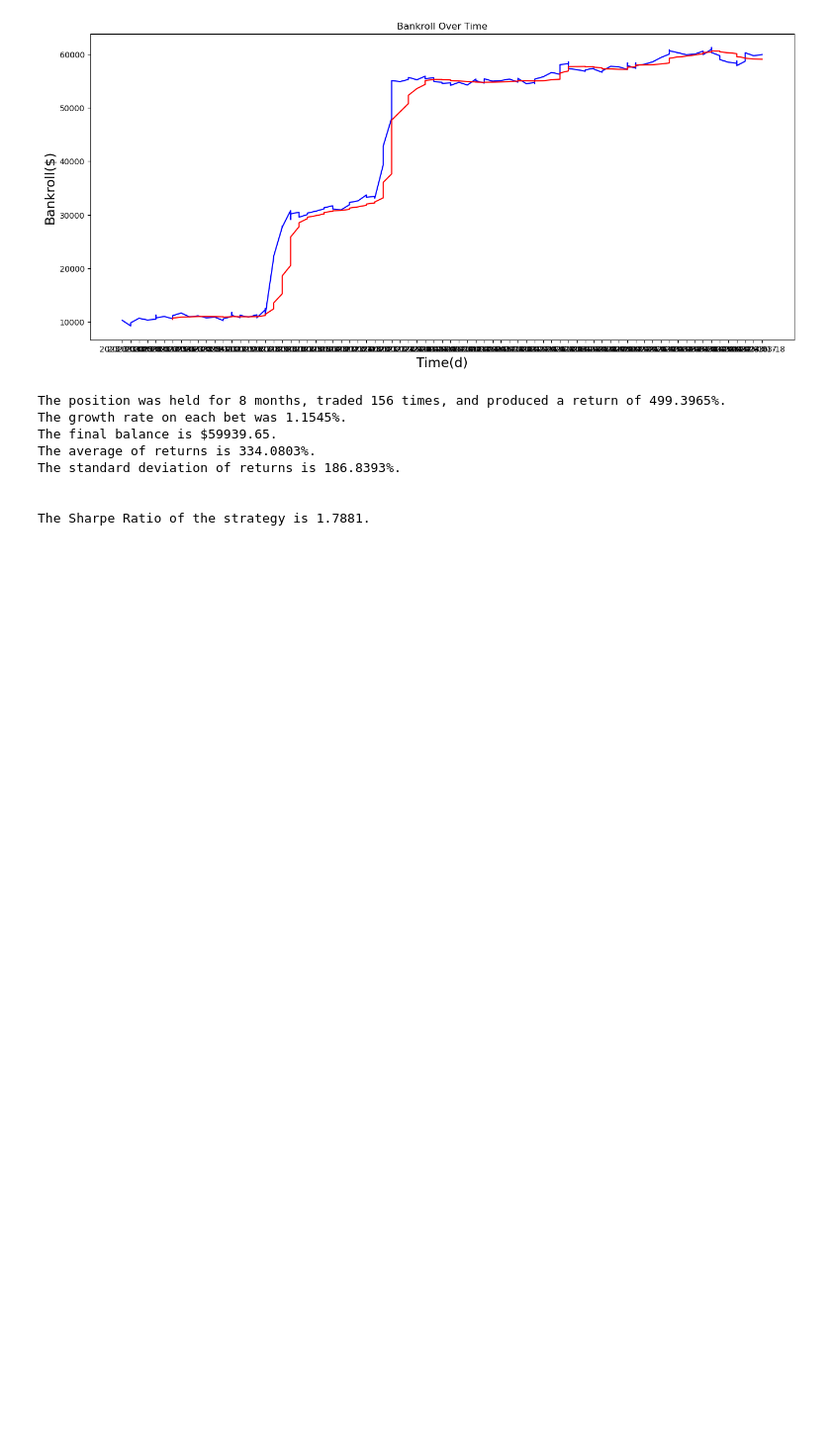
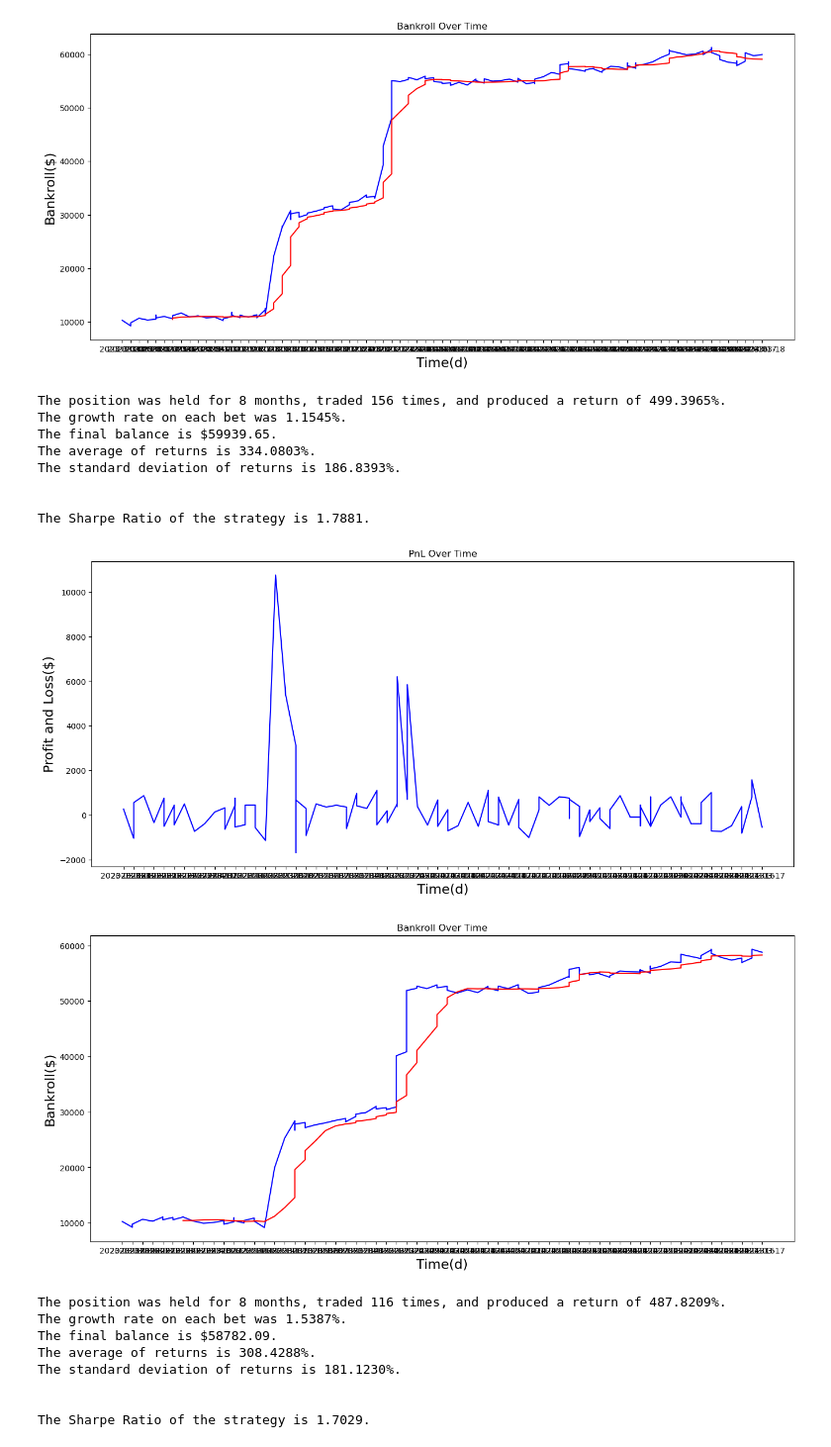
Before and after one commit to bluefish0125/Sports-Prediction, a Jupyter notebook: risk_management/Kelly_Criterion_Calibrated_Adj_index.ipynb, the cells around one changed output. Shown at 99% size. Drawn from its saved outputs; the diff is of its cells as text; code cells hidden in the pictures; blank space fills up the shorter version.

Commit message:
updated backtest

```diff
--- a/risk_management/Kelly_Criterion_Calibrated_Adj_index.ipynb
+++ b/risk_management/Kelly_Criterion_Calibrated_Adj_index.ipynb
@@ -347,3 +339,17 @@ The standard deviation of returns is 186.8393%.
 
 
 The Sharpe Ratio of the strategy is 1.7881.
+# %%
+bet_very_undervalued = bet[bet['odds_diff'] > 0.02]
+backtest(bet_very_undervalued, 10000, 0.5,  1.79)
+# %% [output]
+[figure, added]
+[figure, added]
+The position was held for 8 months, traded 116 times, and produced a return of 487.8209%.
+The growth rate on each bet was 1.5387%.
+The final balance is $58782.09.
+The average of returns is 308.4288%.
+The standard deviation of returns is 181.1230%.
+
+
+The Sharpe Ratio of the strategy is 1.7029.
```
Also changed, not shown: parts of 5 cells of this notebook, 1 other file.
